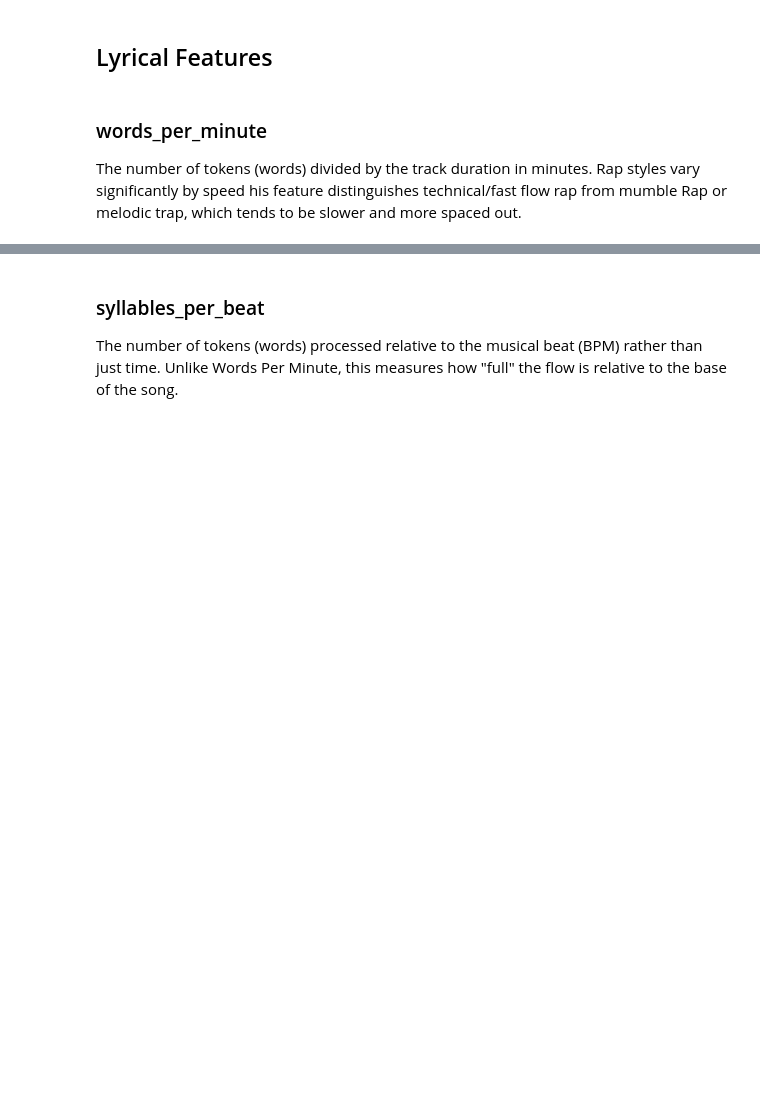
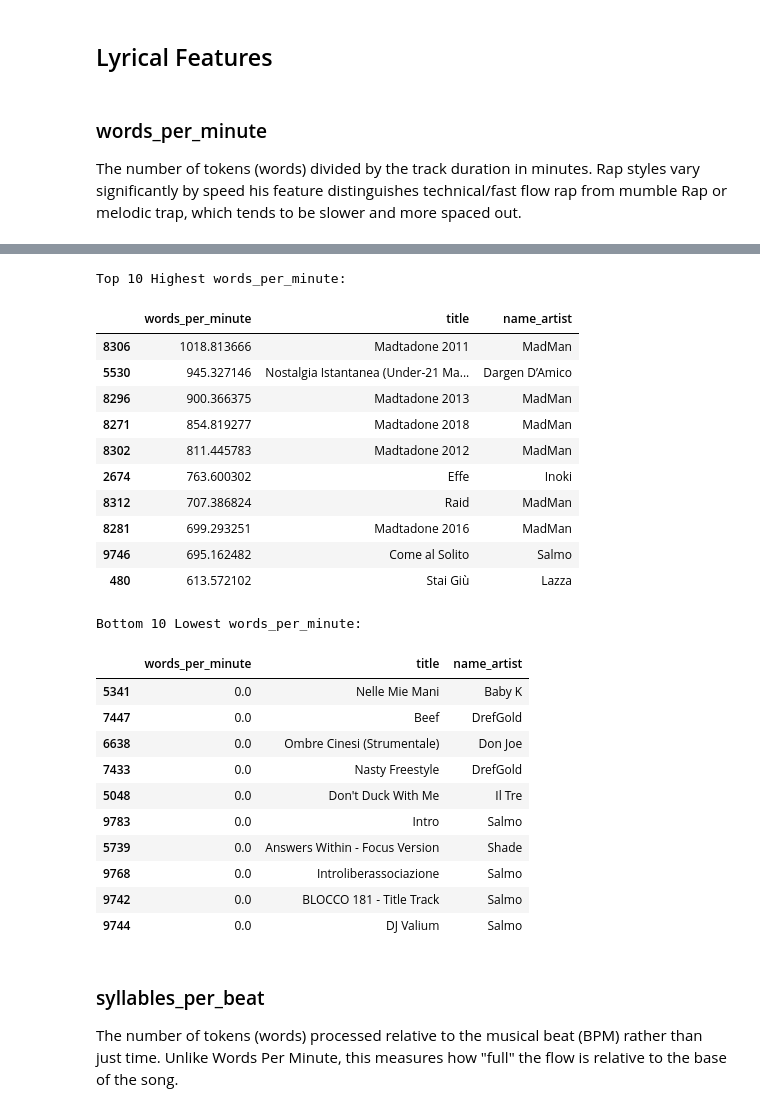
Before and after one commit to jaanisfehling/italian-rap-songs, a Jupyter notebook: data_understanding/feature_eng_analysis.ipynb, the cells around one changed output, grey strips where cells are left out. Drawn from its saved outputs; the diff is of its cells as text; code cells hidden in the pictures; blank space fills up the shorter version.

```diff
--- a/data_understanding/feature_eng_analysis.ipynb
+++ b/data_understanding/feature_eng_analysis.ipynb
@@ -9,10 +9,39 @@ import pandas as pd
 import numpy as np
 import altair as alt
 from sklearn.preprocessing import MinMaxScaler
+import matplotlib.pyplot as plt
+import seaborn as sns
 from os import path
+
+
+alt.data_transformers.enable("vegafusion")
 
 dataset_path = path.join('..', 'dataset', 'cleaned_tracks.csv')
 df = pd.read_csv(dataset_path, sep=',')
+
+def analyze_distribution(df, col, title, color_histo, bins=40):
+
+    chart_data = df[[col, 'title', 'name_artist']].dropna().copy()
+    chart_data[col] = pd.to_numeric(chart_data[col], errors='coerce')
+
+    hist = alt.Chart(chart_data).mark_bar(opacity=0.7, color=color_histo).encode(
+        x=alt.X(col, bin=alt.Bin(maxbins=bins), title=title),
+        y=alt.Y('count()', title='Count'),
+        tooltip=[alt.Tooltip(col, bin=True), 'count()']
+    ).properties(title=f'Distribution of Tracks by {title}', width=800, height=300)
+
+    box = alt.Chart(chart_data).mark_boxplot().encode(
+        x=alt.X(col, title=title),
+        tooltip=[alt.Tooltip(f'min({col})'), alt.Tooltip(f'max({col})')]
+    ).properties(width=800, height=100)
+
+    display(hist & box)
+
+    print(f"Top 10 Highest {title}:")
+    display(chart_data.sort_values(by=col, ascending=False).head(10))
+
+    print(f"Bottom 10 Lowest {title}:")
+    display(chart_data.sort_values(by=col, ascending=True).head(10))
 # %% [markdown]
 ## Lyrical Features
 # %% [markdown]
@@ -22,3 +51,6 @@ The number of tokens (words) divided by the track duration in minutes.
 Rap styles vary significantly by speed his feature distinguishes technical/fast flow rap from mumble Rap or melodic trap, which tends to be slower and more spaced out.
 # %%
 df['words_per_minute'] = df['n_tokens'] / (df['duration_ms'] / 60000)
+
+analyze_distribution(df, 'words_per_minute', 'words_per_minute', 'green')
+# %% [output]
@@ -25,3 +58,27 @@ df['words_per_minute'] = df['n_tokens'] / (df['duration_ms'] / 60000)
+Top 10 Highest words_per_minute:
+|  | words_per_minute | title | name_artist |
+| 8306 | 1018.813666 | Madtadone 2011 | MadMan |
+| 5530 | 945.327146 | Nostalgia Istantanea (Under-21 Ma... | Dargen D’Amico |
+| 8296 | 900.366375 | Madtadone 2013 | MadMan |
+| 8271 | 854.819277 | Madtadone 2018 | MadMan |
+| 8302 | 811.445783 | Madtadone 2012 | MadMan |
+| 2674 | 763.600302 | Effe | Inoki |
+| 8312 | 707.386824 | Raid | MadMan |
+| 8281 | 699.293251 | Madtadone 2016 | MadMan |
+| 9746 | 695.162482 | Come al Solito | Salmo |
+| 480 | 613.572102 | Stai Giù | Lazza |
+Bottom 10 Lowest words_per_minute:
+|  | words_per_minute | title | name_artist |
+| 5341 | 0.0 | Nelle Mie Mani | Baby K |
+| 7447 | 0.0 | Beef | DrefGold |
+| 6638 | 0.0 | Ombre Cinesi (Strumentale) | Don Joe |
+| 7433 | 0.0 | Nasty Freestyle | DrefGold |
+| 5048 | 0.0 | Don't Duck With Me | Il Tre |
+| 9783 | 0.0 | Intro | Salmo |
+| 5739 | 0.0 | Answers Within - Focus Version | Shade |
+| 9768 | 0.0 | Introliberassociazione | Salmo |
+| 9742 | 0.0 | BLOCCO 181 - Title Track | Salmo |
+| 9744 | 0.0 | DJ Valium | Salmo |
 # %% [markdown]
 ### syllables_per_beat
 
```
Also changed, not shown: parts of 11 cells of this notebook.
